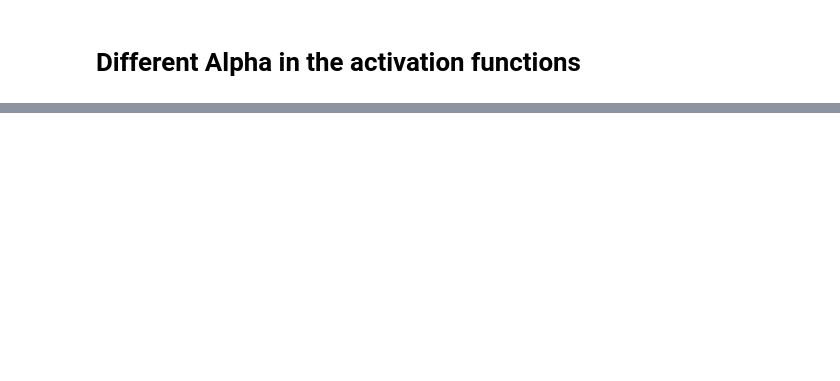
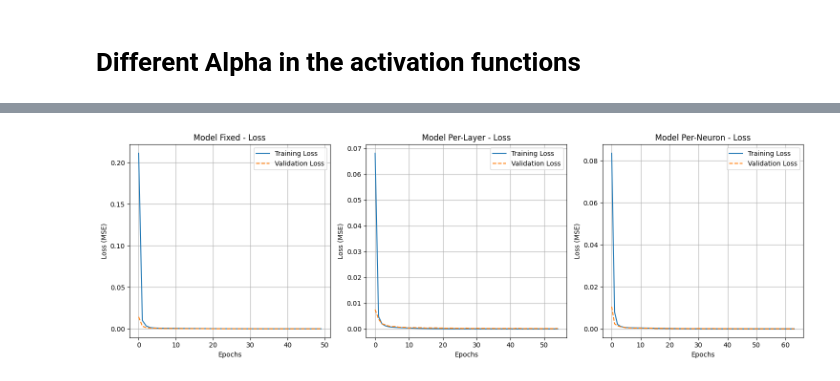
Before and after one commit to Immaioz/FONN, a Jupyter notebook: Example FO.ipynb, the cells around one changed output, grey strips where cells are left out. Saved outputs shown, nothing was run; the diff lists cells and outputs as text; code cells hidden in the pictures; blank space fills up the shorter version.

```diff
--- a/Example FO.ipynb
+++ b/Example FO.ipynb
@@ -340,0 +196,4 @@ Model Per-Neuron:
+# %%
+p.plot_history()
+# %% [output]
+[figure, added]
```
Also changed, not shown: parts of 21 cells of this notebook, 3 other files.
